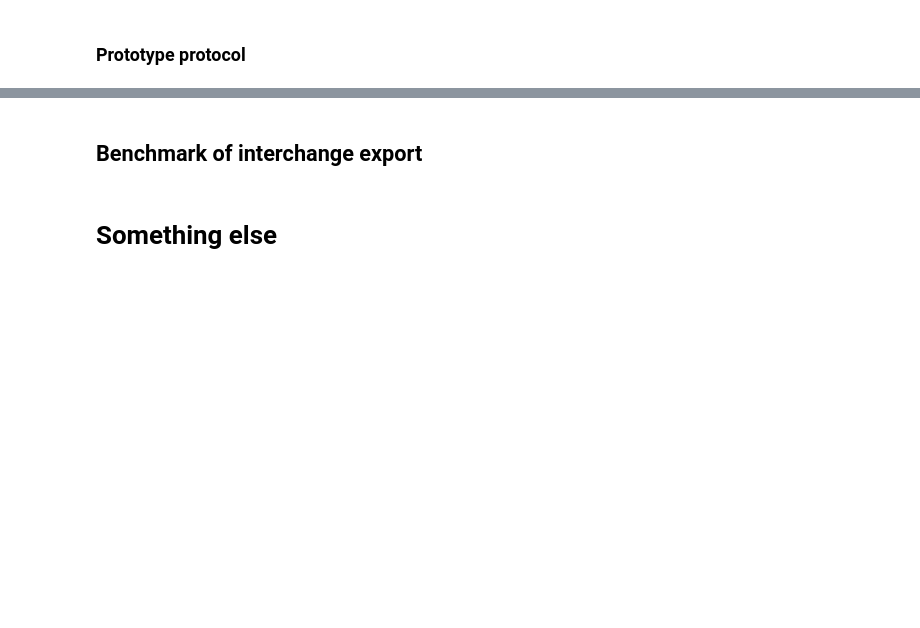
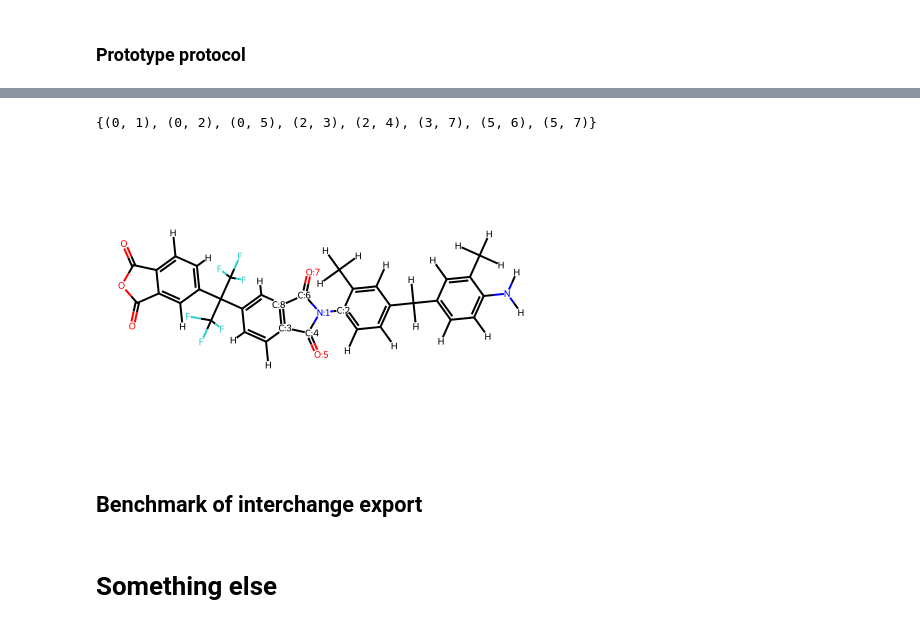
Before and after one commit to jlaw9/2026_polymer_build_workflow, a Jupyter notebook: testing.ipynb, the cells around one changed output, grey strips where cells are left out. Saved outputs shown, nothing was run; the diff lists cells and outputs as text; code cells hidden in the pictures; blank space fills up the shorter version.

```diff
--- a/testing.ipynb
+++ b/testing.ipynb
@@ -300,3 +393,11 @@ mbmol_to_rdkit_pdb('test.pdb', chain)
+# %%
+bond
+# %% [output]
+{(0, 1), (0, 2), (0, 5), (2, 3), (2, 4), (3, 7), (5, 6), (5, 7)}
+# %%
+product
+# %% [output]
+[figure, added]
 # %% [markdown]
 ## Benchmark of interchange export
 # %%
```
Also changed, not shown: parts of 14 cells of this notebook.
